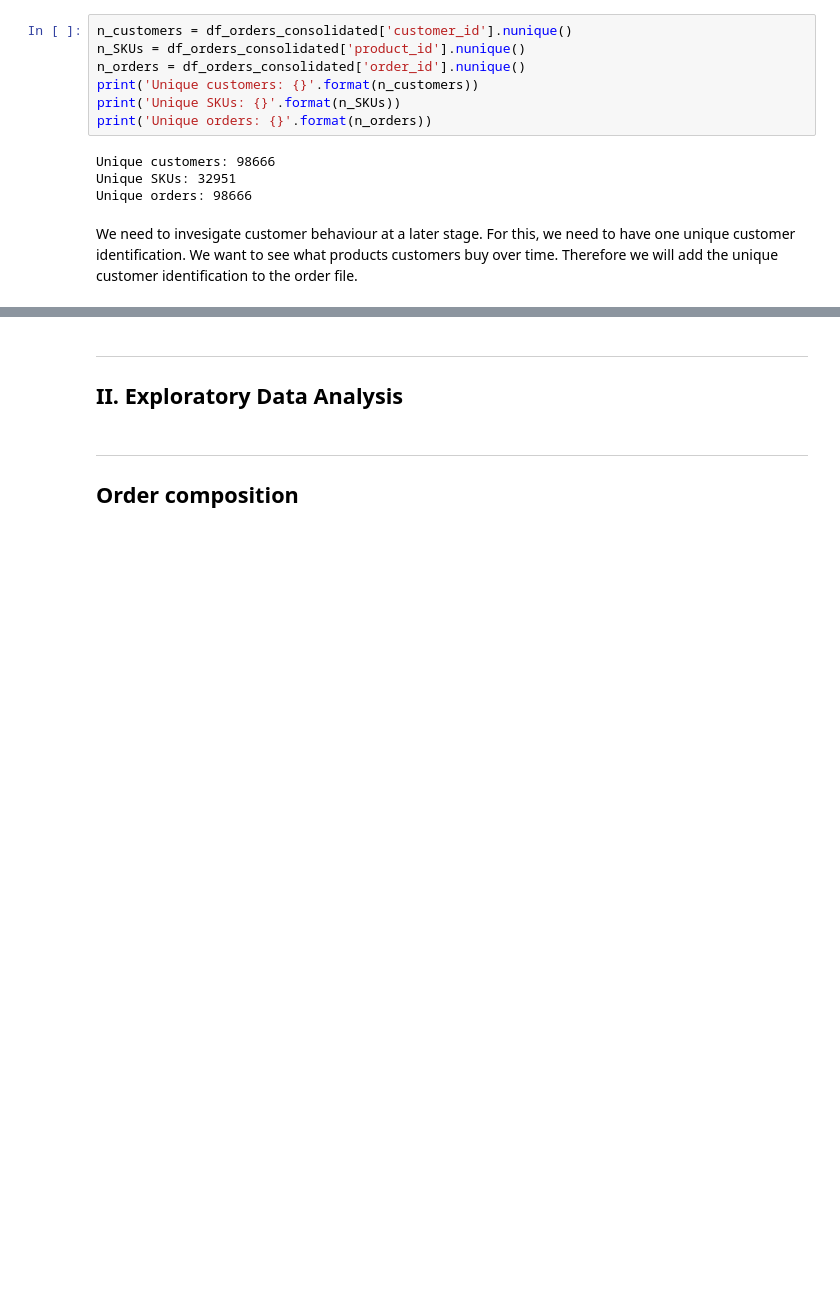
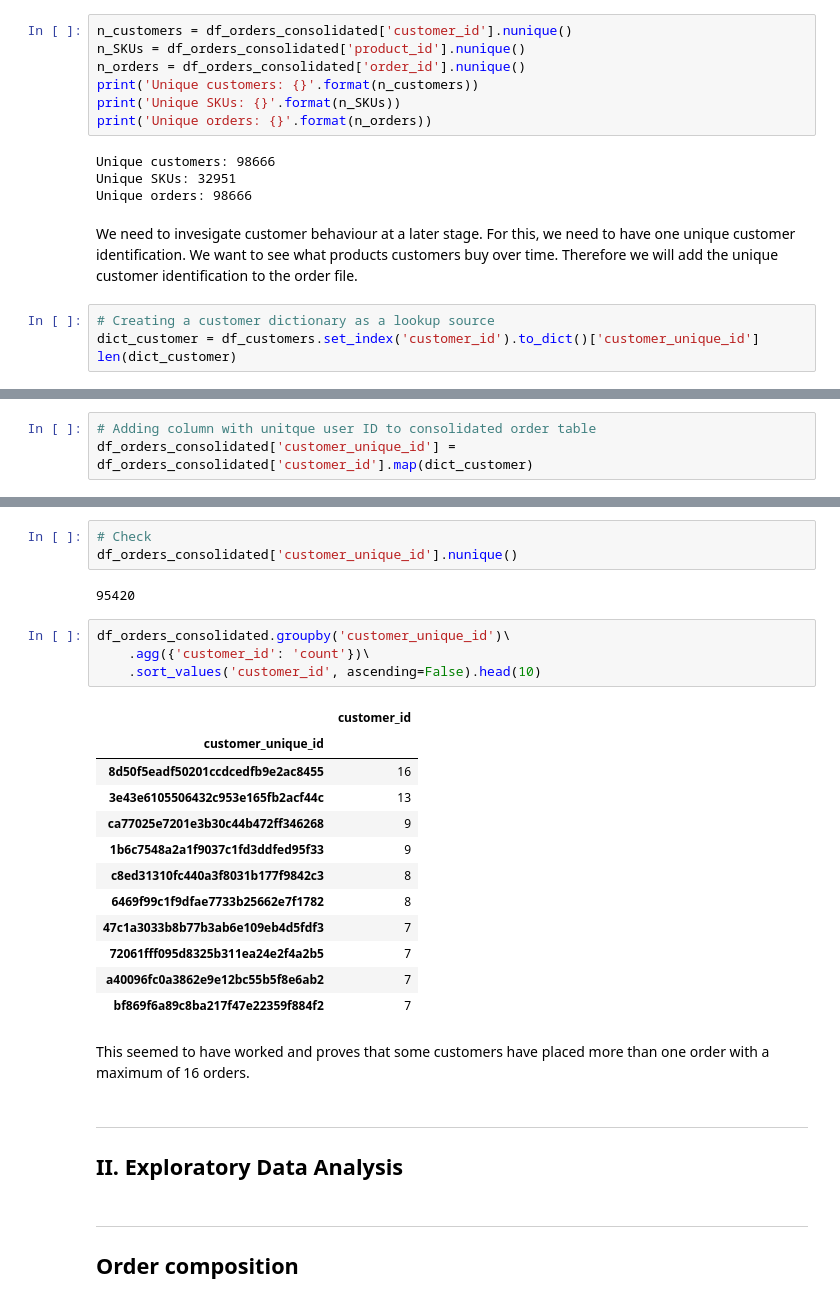
Before and after one commit to LarsTinnefeld/Olist-order-profile-analysis, a Jupyter notebook: olist_order_profile.ipynb, the cells around one changed output, grey strips where cells are left out. Drawn from its saved outputs; the diff is of its cells as text; blank space fills up the shorter version.

Commit message:
Update olist_order_profile.ipynb
Type: Code
Finalized data wrangline

```diff
--- a/olist_order_profile.ipynb
+++ b/olist_order_profile.ipynb
@@ -130,3 +130,7 @@ Unique SKUs: 32951
 Unique orders: 98666
 # %% [markdown]
 We need to invesigate customer behaviour at a later stage. For this, we need to have one unique customer identification. We want to see what products customers buy over time. Therefore we will add the unique customer identification to the order file.
+# %%
+# Creating a customer dictionary as a lookup source
+dict_customer = df_customers.set_index('customer_id').to_dict()['customer_unique_id']
+len(dict_customer)
@@ -132,0 +139,3 @@ We need to invesigate customer behaviour at a later stage. For this, we need to
+# %%
+# Adding column with unitque user ID to consolidated order table
+df_orders_consolidated['customer_unique_id'] = df_orders_consolidated['customer_id'].map(dict_customer)
@@ -133,3 +152,27 @@ We need to invesigate customer behaviour at a later stage. For this, we need to
+# %%
+# Check
+df_orders_consolidated['customer_unique_id'].nunique()
+# %% [output]
+95420
+# %%
+df_orders_consolidated.groupby('customer_unique_id')\
+    .agg({'customer_id': 'count'})\
+    .sort_values('customer_id', ascending=False).head(10)
+# %% [output]
+|  | customer_id |
+| customer_unique_id |  |
+| 8d50f5eadf50201ccdcedfb9e2ac8455 | 16 |
+| 3e43e6105506432c953e165fb2acf44c | 13 |
+| ca77025e7201e3b30c44b472ff346268 | 9 |
+| 1b6c7548a2a1f9037c1fd3ddfed95f33 | 9 |
+| c8ed31310fc440a3f8031b177f9842c3 | 8 |
+| 6469f99c1f9dfae7733b25662e7f1782 | 8 |
+| 47c1a3033b8b77b3ab6e109eb4d5fdf3 | 7 |
+| 72061fff095d8325b311ea24e2f4a2b5 | 7 |
+| a40096fc0a3862e9e12bc55b5f8e6ab2 | 7 |
+| bf869f6a89c8ba217f47e22359f884f2 | 7 |
+# %% [markdown]
+This seemed to have worked and proves that some customers have placed more than one order with a maximum of 16 orders.
 # %% [markdown]
 ---
 ## <a class="anchor" id="eda">II. Exploratory Data Analysis</a>
```
Also changed, not shown: parts of 2 cells of this notebook.
